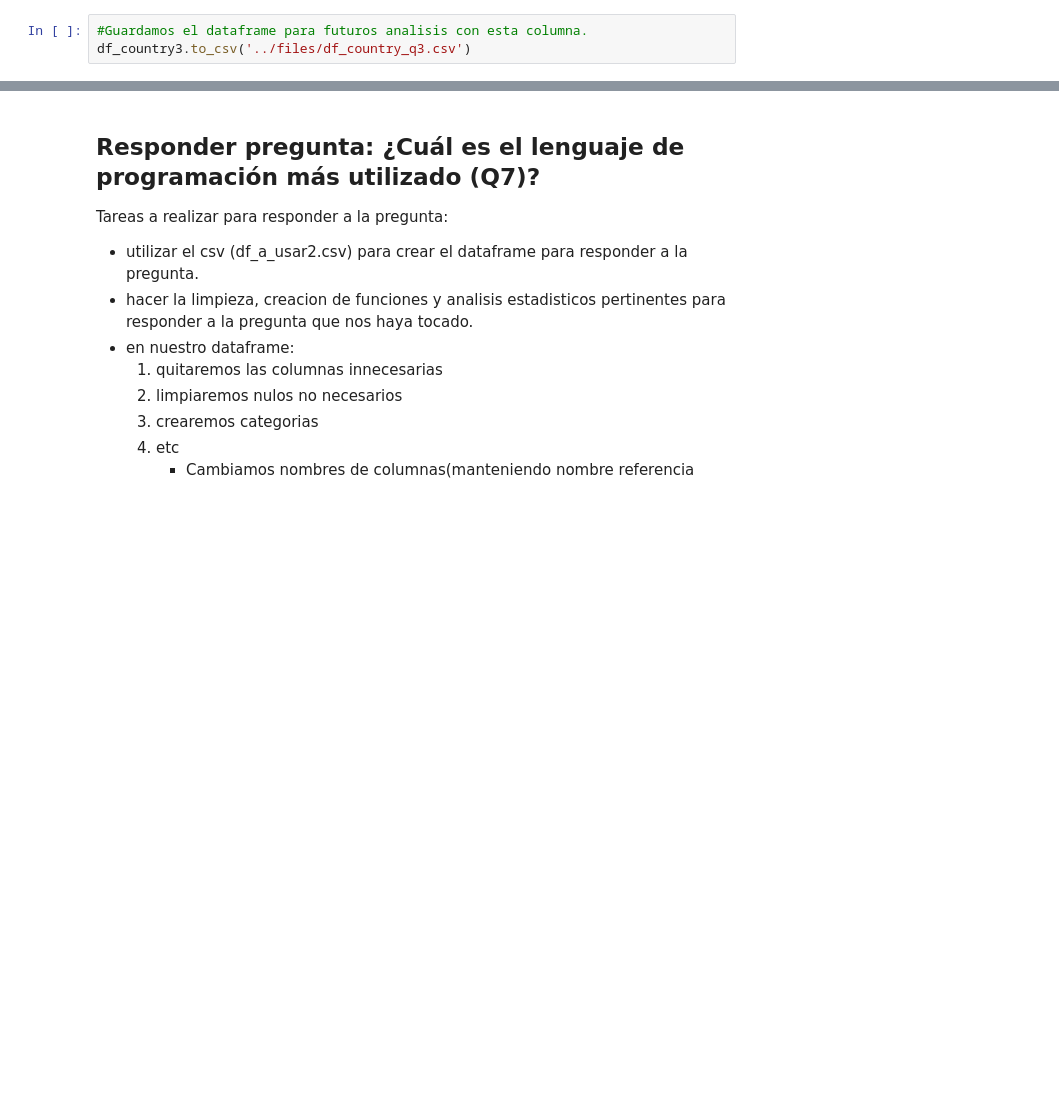
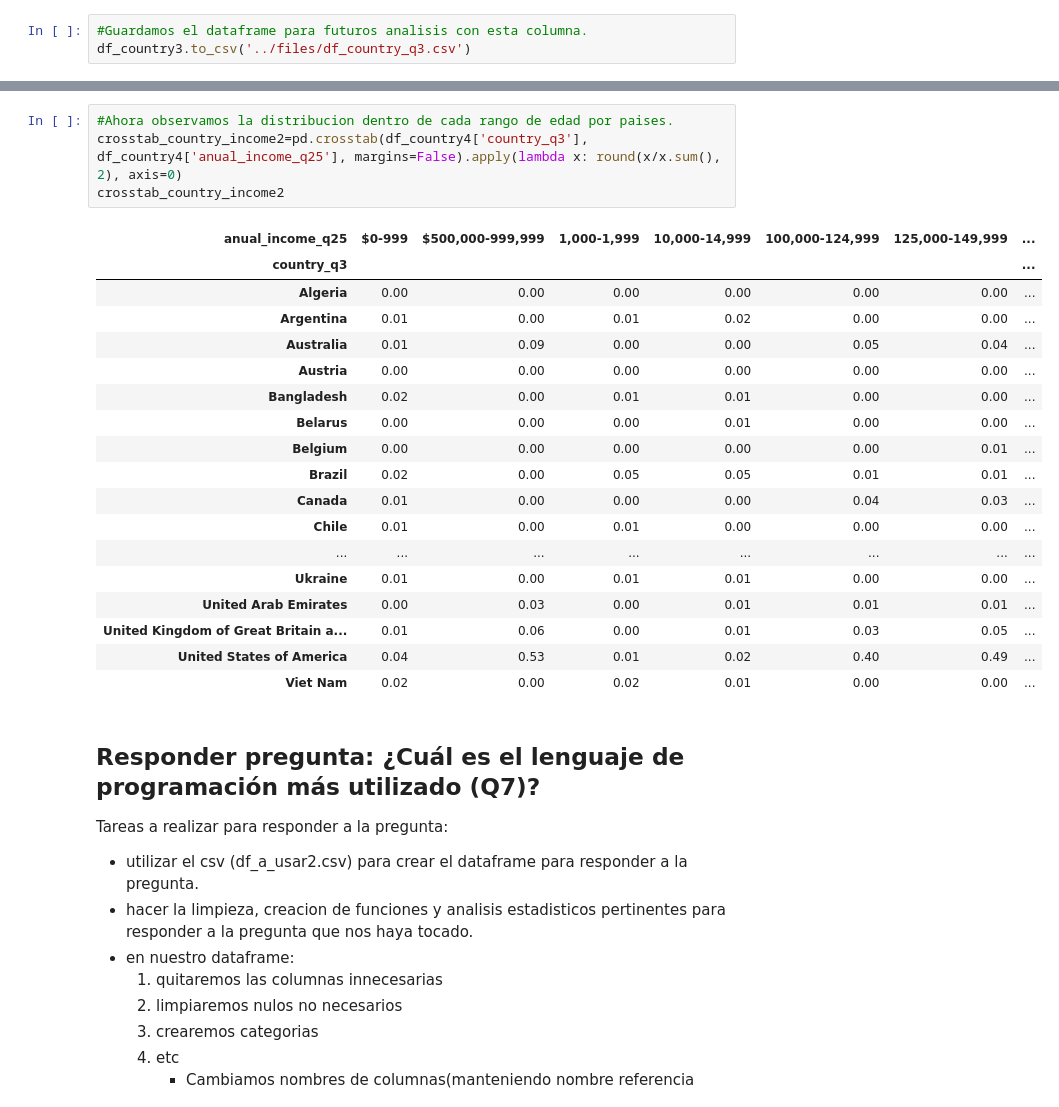
Before and after one commit to Adalab/project-da-promo-c-module-2-team-1, a Jupyter notebook: code/code_sonia.ipynb, the cells around one changed output, grey strips where cells are left out. Drawn from its saved outputs; the diff is of its cells as text; blank space fills up the shorter version.

```diff
--- a/code/code_sonia.ipynb
+++ b/code/code_sonia.ipynb
@@ -346,3 +578,26 @@ df_country3.to_csv('../files/df_country_q3.csv')
+# %%
+#Ahora observamos la distribucion dentro de cada rango de edad por paises.
+crosstab_country_income2=pd.crosstab(df_country4['country_q3'], df_country4['anual_income_q25'], margins=False).apply(lambda x: round(x/x.sum(), 2), axis=0)
+crosstab_country_income2
+# %% [output]
+| anual_income_q25 | $0-999 | $500,000-999,999 | 1,000-1,999 | 10,000-14,999 | 100,000-124,999 | 125,000-149,999 | ... |
+| country_q3 |  |  |  |  |  |  | ... |
+| Algeria | 0.00 | 0.00 | 0.00 | 0.00 | 0.00 | 0.00 | ... |
+| Argentina | 0.01 | 0.00 | 0.01 | 0.02 | 0.00 | 0.00 | ... |
+| Australia | 0.01 | 0.09 | 0.00 | 0.00 | 0.05 | 0.04 | ... |
+| Austria | 0.00 | 0.00 | 0.00 | 0.00 | 0.00 | 0.00 | ... |
+| Bangladesh | 0.02 | 0.00 | 0.01 | 0.01 | 0.00 | 0.00 | ... |
+| Belarus | 0.00 | 0.00 | 0.00 | 0.01 | 0.00 | 0.00 | ... |
+| Belgium | 0.00 | 0.00 | 0.00 | 0.00 | 0.00 | 0.01 | ... |
+| Brazil | 0.02 | 0.00 | 0.05 | 0.05 | 0.01 | 0.01 | ... |
+| Canada | 0.01 | 0.00 | 0.00 | 0.00 | 0.04 | 0.03 | ... |
+| Chile | 0.01 | 0.00 | 0.01 | 0.00 | 0.00 | 0.00 | ... |
+| ... | ... | ... | ... | ... | ... | ... | ... |
+| Ukraine | 0.01 | 0.00 | 0.01 | 0.01 | 0.00 | 0.00 | ... |
+| United Arab Emirates | 0.00 | 0.03 | 0.00 | 0.01 | 0.01 | 0.01 | ... |
+| United Kingdom of Great Britain a... | 0.01 | 0.06 | 0.00 | 0.01 | 0.03 | 0.05 | ... |
+| United States of America | 0.04 | 0.53 | 0.01 | 0.02 | 0.40 | 0.49 | ... |
+| Viet Nam | 0.02 | 0.00 | 0.02 | 0.01 | 0.00 | 0.00 | ... |
 # %% [markdown]
 ## Responder pregunta: __¿Cuál es el lenguaje de programación más utilizado (Q7)?__
 Tareas a realizar para responder a la pregunta:
```
Also changed, not shown: parts of 20 cells of this notebook.
